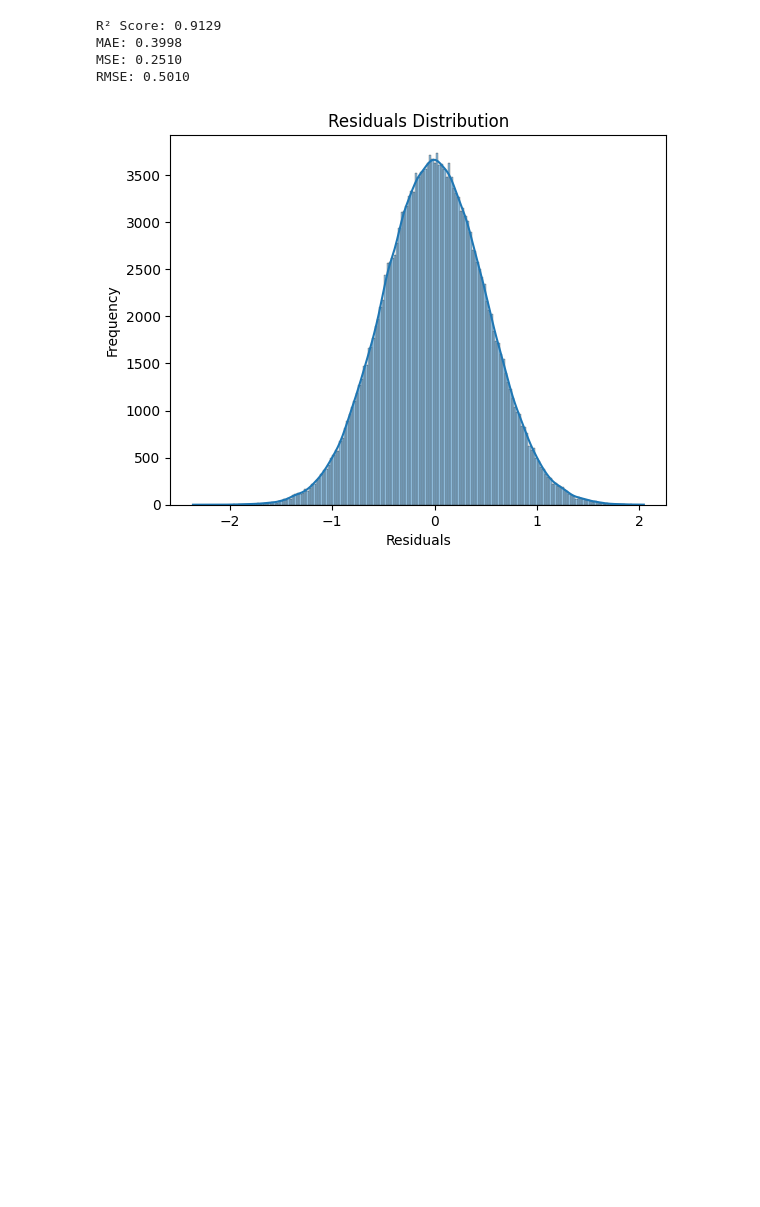
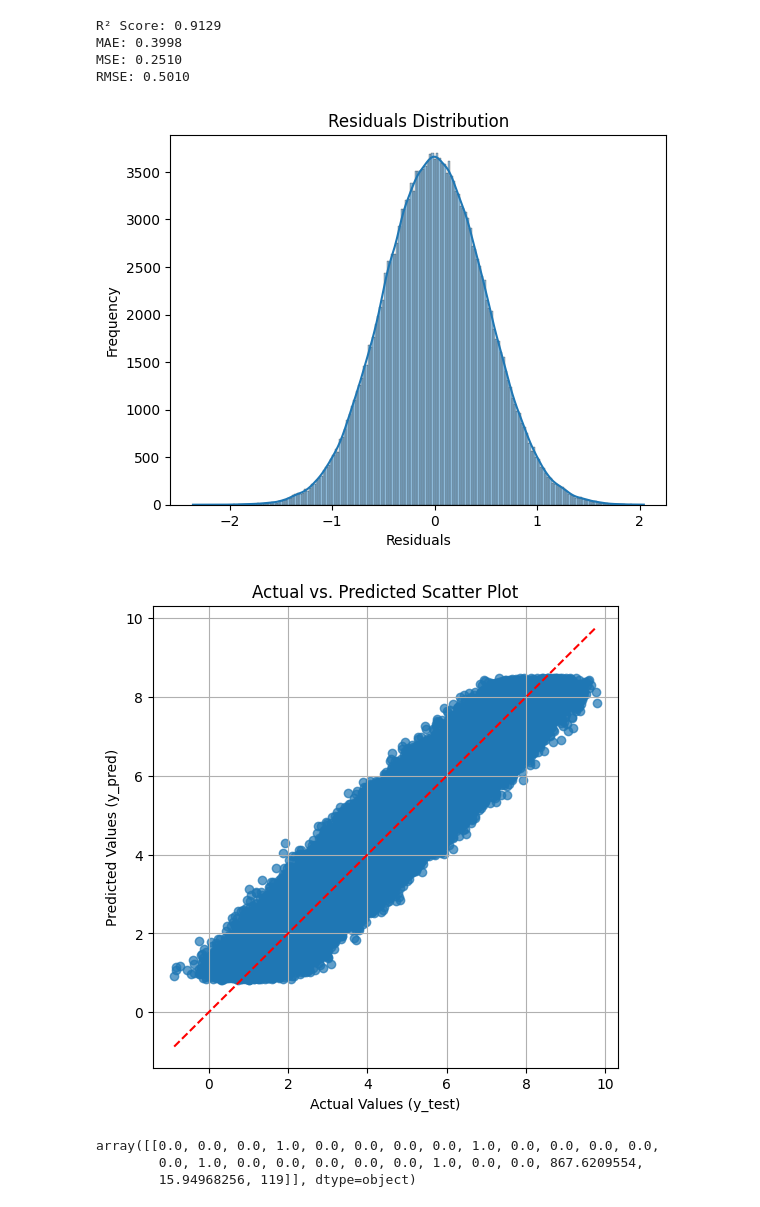
Before and after one commit to shanks1911/Multiple-Linear-Regression-to-predict-crop-yield, a Jupyter notebook: qa_mll_model.ipynb, the cells around one changed output. Drawn from its saved outputs; the diff is of its cells as text; code cells hidden in the pictures; blank space fills up the shorter version.

```diff
--- a/qa_mll_model.ipynb
+++ b/qa_mll_model.ipynb
@@ -68,16 +68,17 @@ Weather_Condition                                    [Cloudy, Rainy, Sunny]
 Days_to_Harvest           [122, 140, 106, 146, 110, 74, 90, 61, 127, 73,...
 Yield_tons_per_hectare    [6.555816258, 8.527340906, 1.127443336, 6.5175...
 dtype: object
-# %%
-# Encoding "Region ", "Soil_Type", "Crop ", "Fertilizer_Used" , "Irrigation_Used" and "Weather_Condition"
-# Encoding Method - One hot encoding (to avoid any ordinal relationships)
-from sklearn.compose import ColumnTransformer
-from sklearn.preprocessing import OneHotEncoder
-ct = ColumnTransformer(transformers=[('encoder',OneHotEncoder(handle_unknown='ignore'),[0,1,2,5,6,7])],remainder='passthrough')
-x = np.array(ct.fit_transform(x))
 # %%
 from sklearn.model_selection import train_test_split
 X_train,X_test, y_train, y_test = train_test_split(x,y,test_size=0.2,random_state=0)
+# %%
+# Encoding "Region ", "Soil_Type", "Crop ", "Fertilizer_Used" , "Irrigation_Used" and "Weather_Condition"
+# Encoding Method - One hot encoding (to avoid any ordinal relationships)
+from sklearn.compose import ColumnTransformer
+from sklearn.preprocessing import OneHotEncoder
+ct = ColumnTransformer(transformers=[('encoder',OneHotEncoder(handle_unknown='ignore'),[0,1,2,5,6,7])],remainder='passthrough')
+X_train = np.array(ct.fit_transform(X_train))
+X_test = np.array(ct.transform(X_test))
 # %%
 # Creating and training the model
 from sklearn.linear_model import LinearRegression
@@ -115,4 +116,15 @@ plt.ylabel("Frequency")
 plt.title("Residuals Distribution")
 plt.show()
 # %% [output]
-[figure, old version]
+[figure, new version]
+# %%
+plt.figure(figsize=(6, 6))
+plt.scatter(y_test, y_pred, alpha=0.7)
+plt.plot([min(y_test), max(y_test)], [min(y_test), max(y_test)], linestyle="--", color="red")  # Ideal line
+plt.xlabel("Actual Values (y_test)")
+plt.ylabel("Predicted Values (y_pred)")
+plt.title("Actual vs. Predicted Scatter Plot")
+plt.grid(True)
+plt.show()
+# %% [output]
+[figure, added]
@@ -118,0 +163,6 @@ plt.show()
+# %%
+temp_test
+# %% [output]
+array([[0.0, 0.0, 0.0, 1.0, 0.0, 0.0, 0.0, 0.0, 1.0, 0.0, 0.0, 0.0, 0.0,
+        0.0, 1.0, 0.0, 0.0, 0.0, 0.0, 0.0, 1.0, 0.0, 0.0, 867.6209554,
+        15.94968256, 119]], dtype=object)
```
Also changed, not shown: parts of 3 cells of this notebook.
